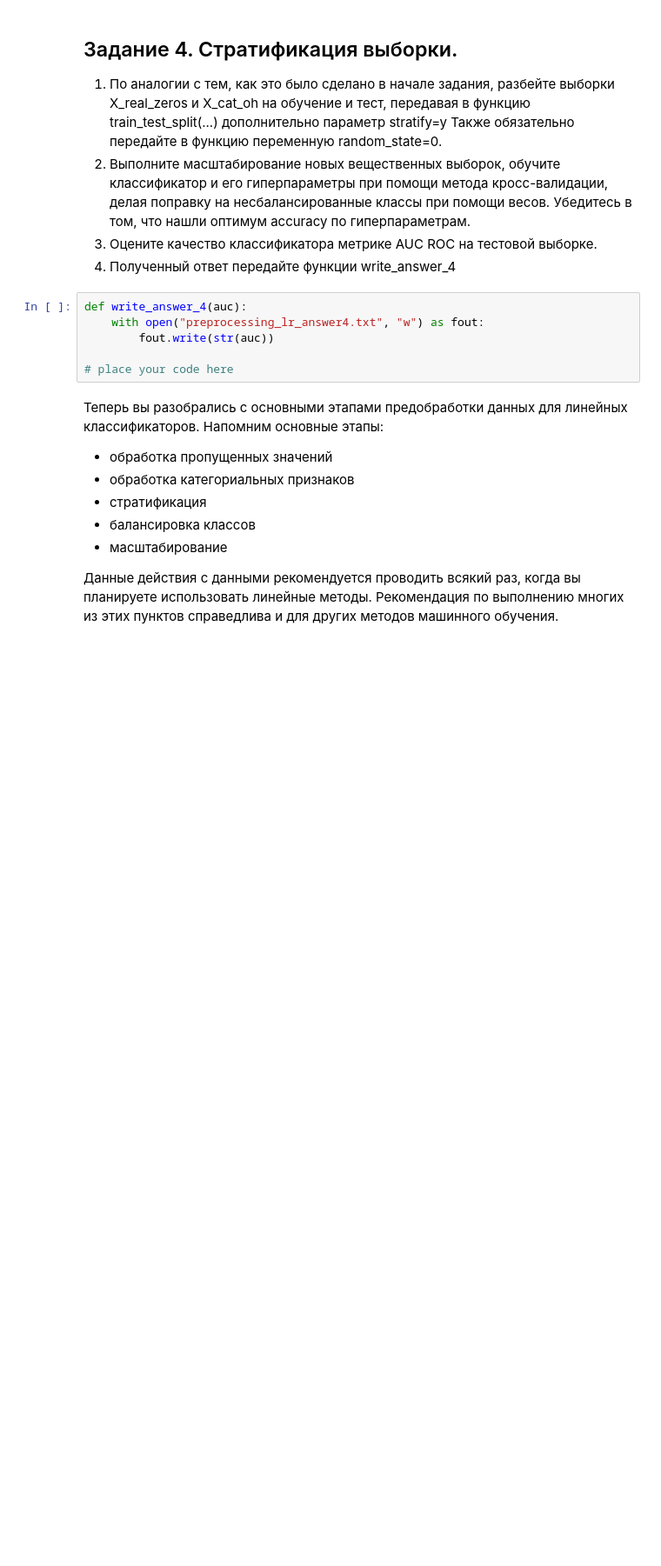
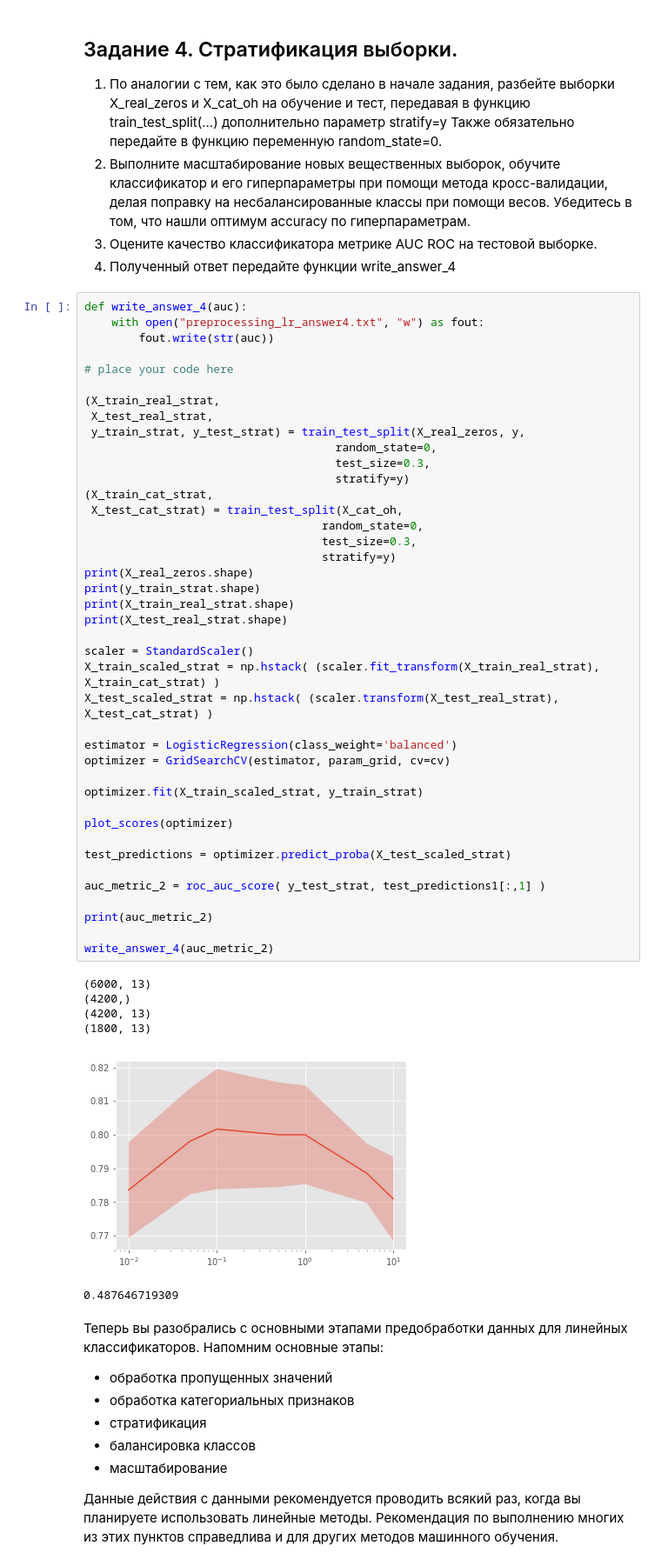
Before and after one commit to diman4ik/YandexML, a Jupyter notebook: Learning with teacher/week3/Preprocessing_LR.ipynb, the cells around one changed output. Shown at 87% size. Drawn from its saved outputs; the diff is of its cells as text; blank space fills up the shorter version.

```diff
--- a/Learning with teacher/week3/Preprocessing_LR.ipynb
+++ b/Learning with teacher/week3/Preprocessing_LR.ipynb
@@ -624,12 +630,54 @@ print('AUC ROC for stratified samples: ', auc_stratified)
 2. Выполните масштабирование новых вещественных выборок, обучите классификатор и его гиперпараметры при помощи метода кросс-валидации, делая поправку на несбалансированные классы при помощи весов. Убедитесь в том, что нашли оптимум accuracy по гиперпараметрам.
 3. Оцените качество классификатора метрике AUC ROC на тестовой выборке.
 4. Полученный ответ передайте функции write_answer_4
-# %%
-def write_answer_4(auc):
-    with open("preprocessing_lr_answer4.txt", "w") as fout:
-        fout.write(str(auc))
-
-# place your code here
+# %%
+def write_answer_4(auc):
+    with open("preprocessing_lr_answer4.txt", "w") as fout:
+        fout.write(str(auc))
+
+# place your code here
+
+(X_train_real_strat,
+ X_test_real_strat,
+ y_train_strat, y_test_strat) = train_test_split(X_real_zeros, y,
+                                     random_state=0,
+                                     test_size=0.3,
+                                     stratify=y)
+(X_train_cat_strat,
+ X_test_cat_strat) = train_test_split(X_cat_oh,
+                                   random_state=0,
+                                   test_size=0.3,
+                                   stratify=y)
+print(X_real_zeros.shape)
+print(y_train_strat.shape)
+print(X_train_real_strat.shape)
+print(X_test_real_strat.shape)
+
+scaler = StandardScaler()
+X_train_scaled_strat = np.hstack( (scaler.fit_transform(X_train_real_strat), X_train_cat_strat) )
+X_test_scaled_strat = np.hstack( (scaler.transform(X_test_real_strat), X_test_cat_strat) )
+
+estimator = LogisticRegression(class_weight='balanced')
+optimizer = GridSearchCV(estimator, param_grid, cv=cv)
+
+optimizer.fit(X_train_scaled_strat, y_train_strat)
+
+plot_scores(optimizer)
+
+test_predictions = optimizer.predict_proba(X_test_scaled_strat)
+
+auc_metric_2 = roc_auc_score( y_test_strat, test_predictions1[:,1] )
+
+print(auc_metric_2)
+
+write_answer_4(auc_metric_2)
+# %% [output]
+(6000, 13)
+(4200,)
+(4200, 13)
+(1800, 13)
+[figure, added]
+0.487646719309
 # %% [markdown]
 Теперь вы разобрались с основными этапами предобработки данных для линейных классификаторов.
 Напомним основные этапы:
```
Also changed, not shown: parts of 5 cells of this notebook.
